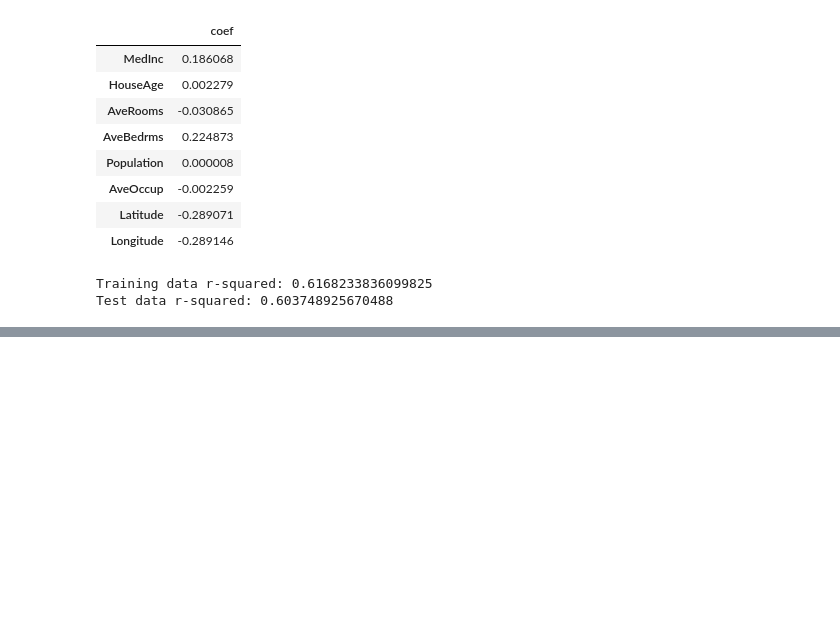
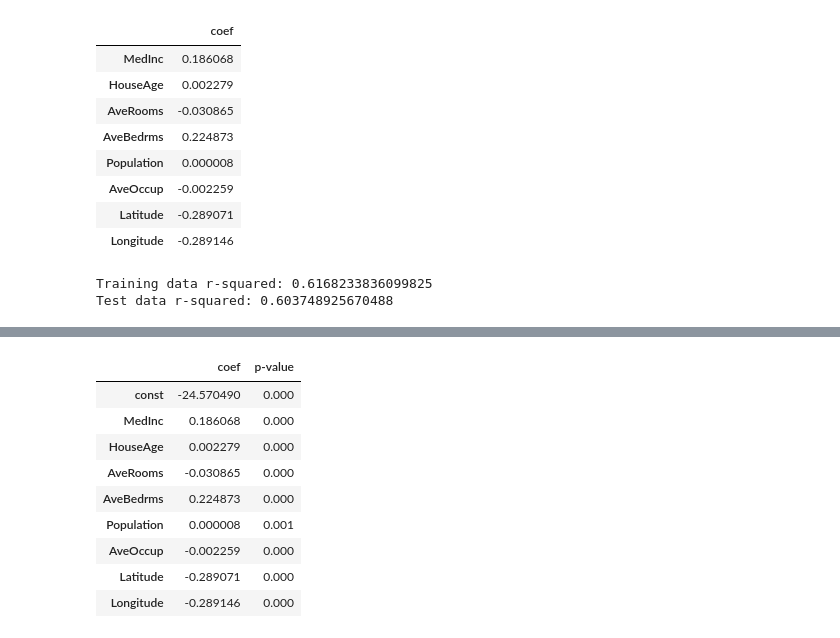
Before and after one commit to alextianyf/MachineLearning_ProblemSets, a Jupyter notebook: 3. Predict House Prices with Multivariable Linear Regression/3.2 Mutilvariable Regression.ipynb, the cells around one changed output, grey strips where cells are left out. Saved outputs shown, nothing was run; the diff lists cells and outputs as text; code cells hidden in the pictures; blank space fills up the shorter version.

Commit message:
Update 3.2 Mutilvariable Regression.ipynb
p-value evaluation

```diff
--- a/3. Predict House Prices with Multivariable Linear Regression/3.2 Mutilvariable Regression.ipynb
+++ b/3. Predict House Prices with Multivariable Linear Regression/3.2 Mutilvariable Regression.ipynb
@@ -616,0 +622,8 @@ Test data r-squared: 0.603748925670488
+# %%
+X_incl_const = sm.add_constant(X_train)
+
+# OLS(Ordinary Least Saures)
+model = sm.OLS(y_train, X_incl_const) # this will also give linear regression model
+results = model.fit()
+
+results.params
@@ -616,0 +654,15 @@ Test data r-squared: 0.603748925670488
+# %%
+# We can tell from the result
+# All features are important to us, and we can't get rid of 'insignificant' features
+pd.DataFrame({'coef':results.params,'p-value':round(results.pvalues,3)})
+# %% [output]
+|  | coef | p-value |
+| const | -24.570490 | 0.000 |
+| MedInc | 0.186068 | 0.000 |
+| HouseAge | 0.002279 | 0.000 |
+| AveRooms | -0.030865 | 0.000 |
+| AveBedrms | 0.224873 | 0.000 |
+| Population | 0.000008 | 0.001 |
+| AveOccup | -0.002259 | 0.000 |
+| Latitude | -0.289071 | 0.000 |
+| Longitude | -0.289146 | 0.000 |
```
Also changed, not shown: parts of 4 cells of this notebook.
